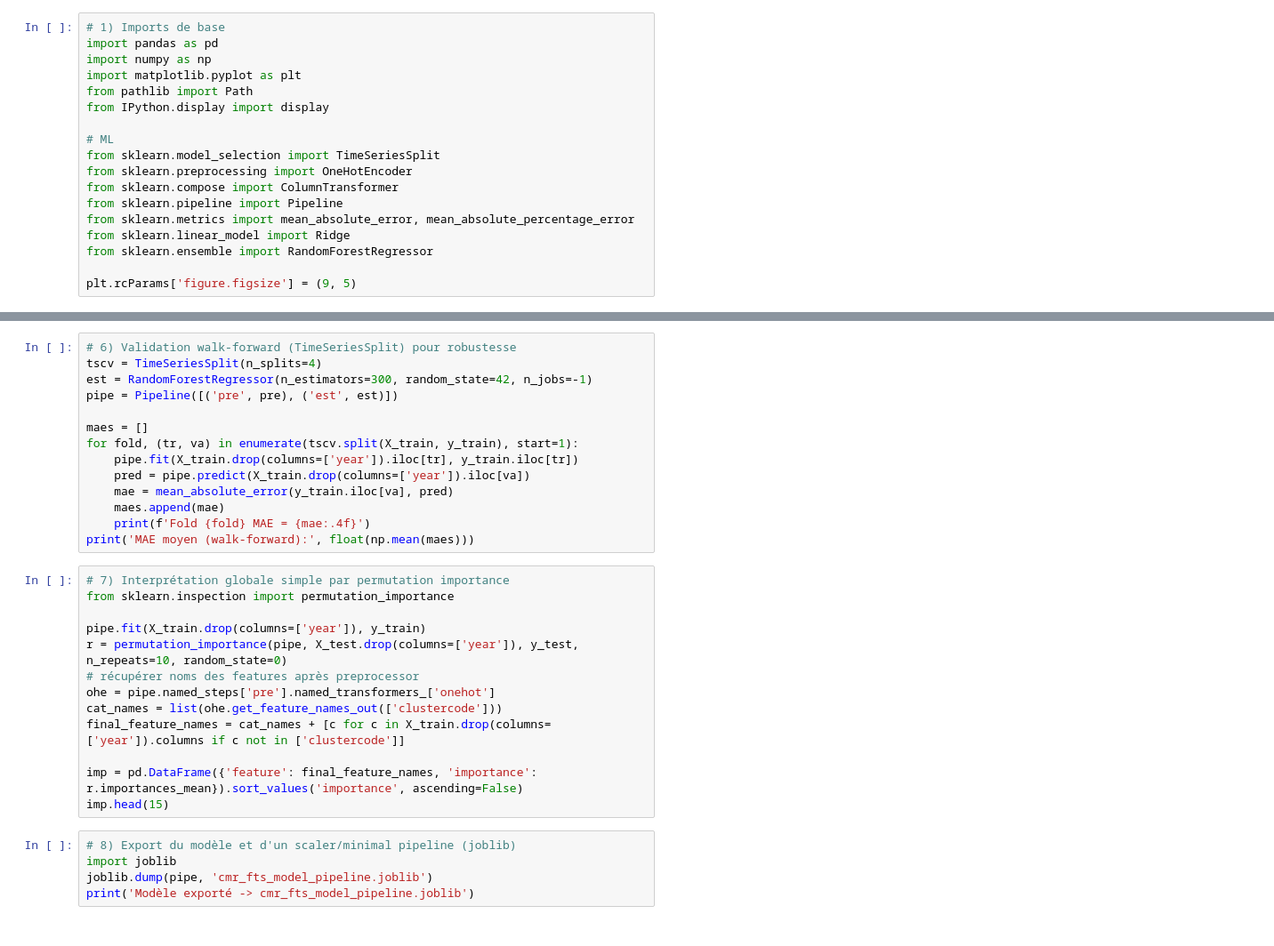
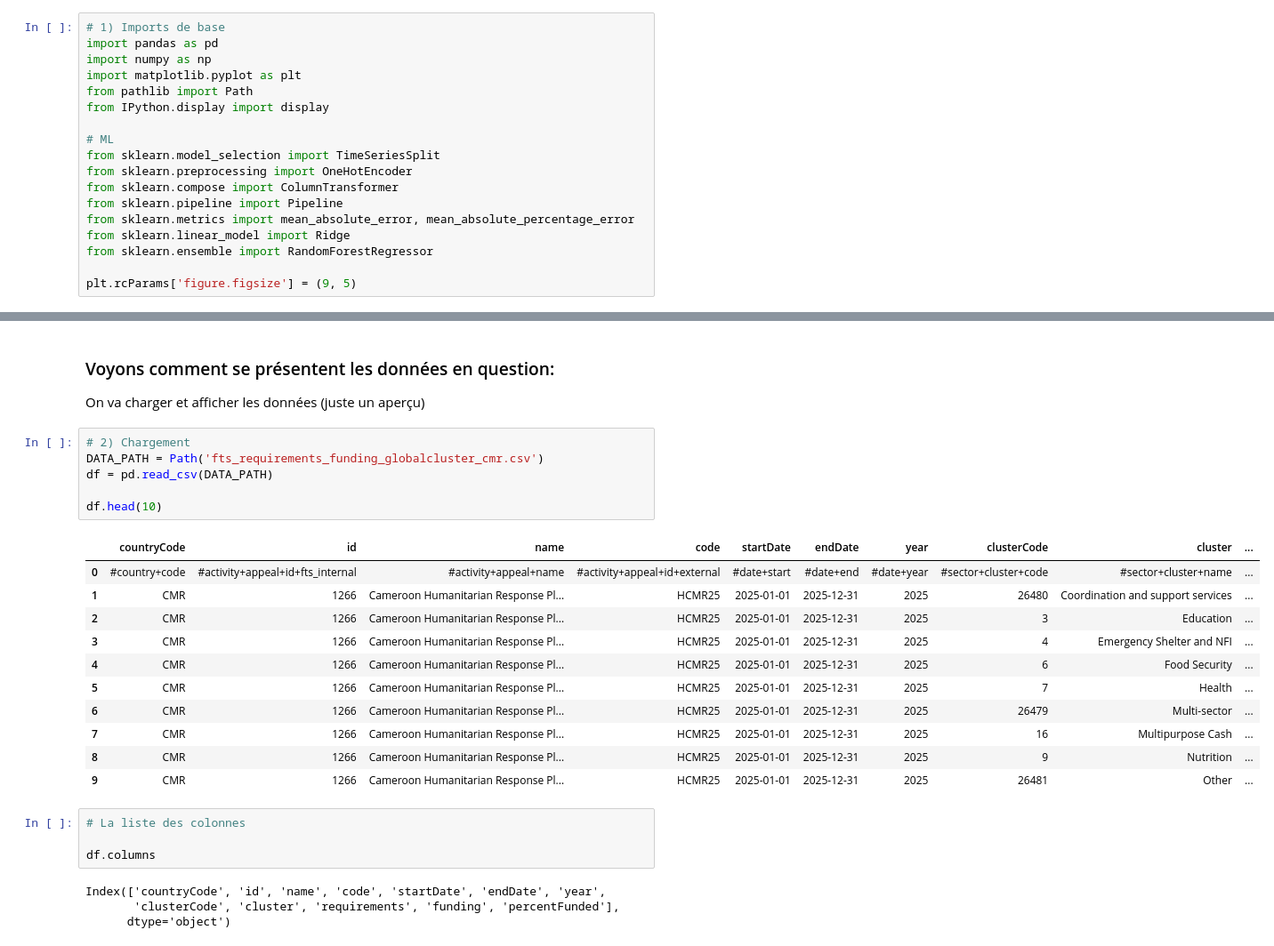
Before and after one commit to AnicetKJ/ProjetFTSCameroun, a Jupyter notebook: notebook_ml1.ipynb, the cells around one changed output, grey strips where cells are left out. Shown at 89% size. Saved outputs shown, nothing was run; the diff lists cells and outputs as text.

```diff
--- a/notebook_ml1.ipynb
+++ b/notebook_ml1.ipynb
@@ -118,32 +25,30 @@ print('\nBest by MAE:', best_name, results[best_name])
-# %%
-# 6) Validation walk-forward (TimeSeriesSplit) pour robustesse
-tscv = TimeSeriesSplit(n_splits=4)
-est = RandomForestRegressor(n_estimators=300, random_state=42, n_jobs=-1)
-pipe = Pipeline([('pre', pre), ('est', est)])
-
-maes = []
-for fold, (tr, va) in enumerate(tscv.split(X_train, y_train), start=1):
-    pipe.fit(X_train.drop(columns=['year']).iloc[tr], y_train.iloc[tr])
-    pred = pipe.predict(X_train.drop(columns=['year']).iloc[va])
-    mae = mean_absolute_error(y_train.iloc[va], pred)
-    maes.append(mae)
-    print(f'Fold {fold} MAE = {mae:.4f}')
-print('MAE moyen (walk-forward):', float(np.mean(maes)))
-# %%
-# 7) Interprétation globale simple par permutation importance
-from sklearn.inspection import permutation_importance
-
-pipe.fit(X_train.drop(columns=['year']), y_train)
-r = permutation_importance(pipe, X_test.drop(columns=['year']), y_test, n_repeats=10, random_state=0)
-# récupérer noms des features après preprocessor
-ohe = pipe.named_steps['pre'].named_transformers_['onehot']
-cat_names = list(ohe.get_feature_names_out(['clustercode']))
-final_feature_names = cat_names + [c for c in X_train.drop(columns=['year']).columns if c not in ['clustercode']]
-
-imp = pd.DataFrame({'feature': final_feature_names, 'importance': r.importances_mean}).sort_values('importance', ascending=False)
-imp.head(15)
-# %%
-# 8) Export du modèle et d'un scaler/minimal pipeline (joblib)
-import joblib
-joblib.dump(pipe, 'cmr_fts_model_pipeline.joblib')
-print('Modèle exporté -> cmr_fts_model_pipeline.joblib')
+# %% [markdown]
+### Voyons comment se présentent les données en question:
+
+On va charger et afficher les données (juste un aperçu)
+# %%
+# 2) Chargement
+DATA_PATH = Path('fts_requirements_funding_globalcluster_cmr.csv')
+df = pd.read_csv(DATA_PATH)
+
+df.head(10)
+# %% [output]
+|  | countryCode | id | name | code | startDate | endDate | year | clusterCode | cluster | ... |
+| 0 | #country+code | #activity+appeal+id+fts_internal | #activity+appeal+name | #activity+appeal+id+external | #date+start | #date+end | #date+year | #sector+cluster+code | #sector+cluster+name | ... |
+| 1 | CMR | 1266 | Cameroon Humanitarian Response Pl... | HCMR25 | 2025-01-01 | 2025-12-31 | 2025 | 26480 | Coordination and support services | ... |
+| 2 | CMR | 1266 | Cameroon Humanitarian Response Pl... | HCMR25 | 2025-01-01 | 2025-12-31 | 2025 | 3 | Education | ... |
+| 3 | CMR | 1266 | Cameroon Humanitarian Response Pl... | HCMR25 | 2025-01-01 | 2025-12-31 | 2025 | 4 | Emergency Shelter and NFI | ... |
+| 4 | CMR | 1266 | Cameroon Humanitarian Response Pl... | HCMR25 | 2025-01-01 | 2025-12-31 | 2025 | 6 | Food Security | ... |
+| 5 | CMR | 1266 | Cameroon Humanitarian Response Pl... | HCMR25 | 2025-01-01 | 2025-12-31 | 2025 | 7 | Health | ... |
+| 6 | CMR | 1266 | Cameroon Humanitarian Response Pl... | HCMR25 | 2025-01-01 | 2025-12-31 | 2025 | 26479 | Multi-sector | ... |
+| 7 | CMR | 1266 | Cameroon Humanitarian Response Pl... | HCMR25 | 2025-01-01 | 2025-12-31 | 2025 | 16 | Multipurpose Cash | ... |
+| 8 | CMR | 1266 | Cameroon Humanitarian Response Pl... | HCMR25 | 2025-01-01 | 2025-12-31 | 2025 | 9 | Nutrition | ... |
+| 9 | CMR | 1266 | Cameroon Humanitarian Response Pl... | HCMR25 | 2025-01-01 | 2025-12-31 | 2025 | 26481 | Other | ... |
+# %%
+# La liste des colonnes
+
+df.columns
+# %% [output]
+Index(['countryCode', 'id', 'name', 'code', 'startDate', 'endDate', 'year',
+       'clusterCode', 'cluster', 'requirements', 'funding', 'percentFunded'],
+      dtype='object')
```
Also changed, not shown: parts of 23 cells of this notebook, 1 other file.
